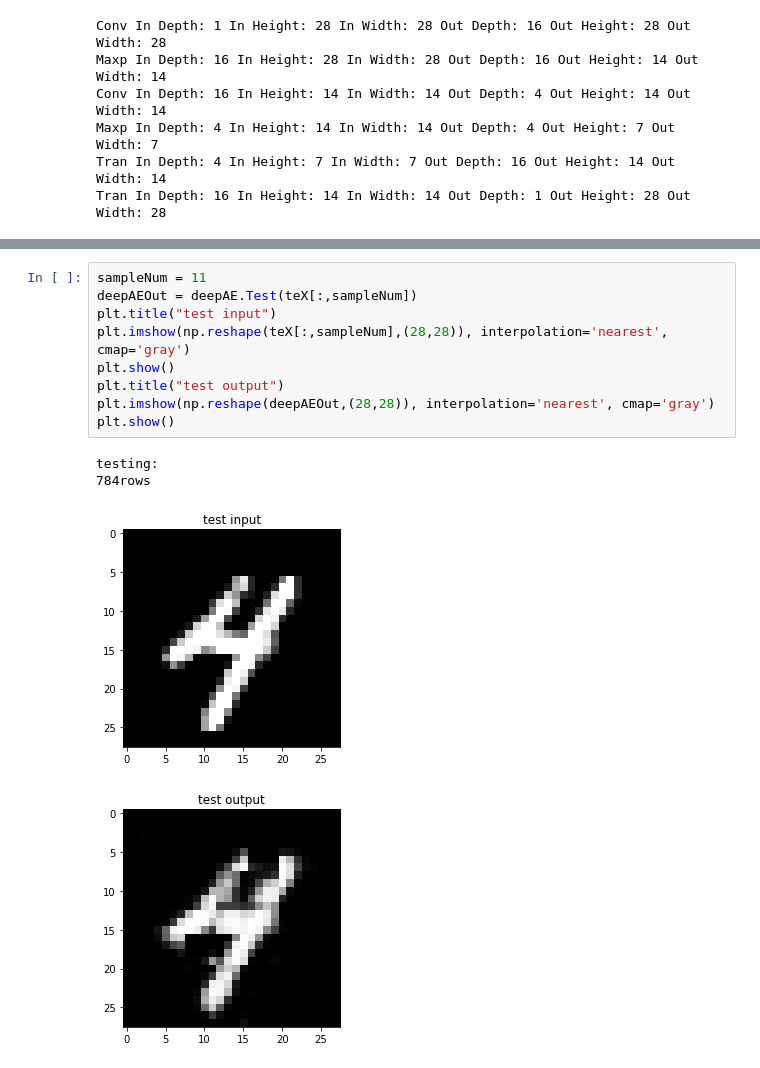
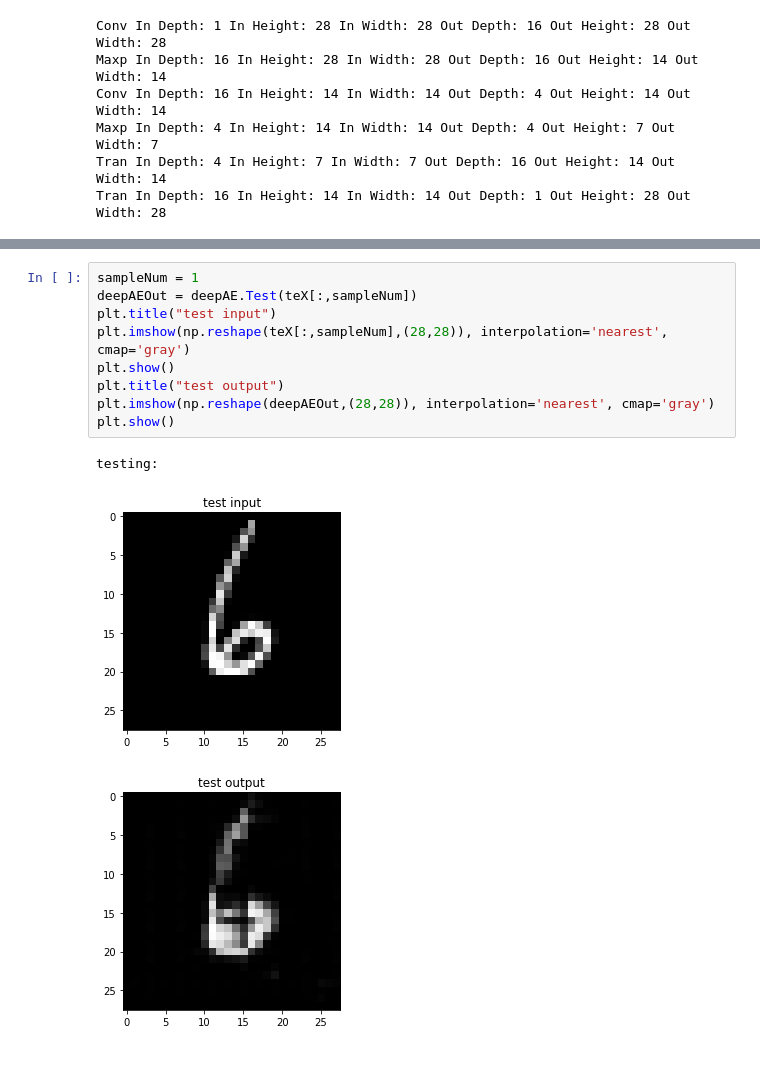
Before and after one commit to fontcala/libdl, a Jupyter notebook: python/AutoEncoder_MNIST_Test_HighCompression.ipynb, the cells around one changed output, grey strips where cells are left out. Cells and saved outputs as stored; diff of their text form.

```diff
--- a/python/AutoEncoder_MNIST_Test_HighCompression.ipynb
+++ b/python/AutoEncoder_MNIST_Test_HighCompression.ipynb
@@ -87,16 +84,15 @@ Loss of a given sample at epoch: 14
 # %%
-sampleNum = 11
+sampleNum = 1
 deepAEOut = deepAE.Test(teX[:,sampleNum])
 plt.title("test input")
 plt.imshow(np.reshape(teX[:,sampleNum],(28,28)), interpolation='nearest', cmap='gray')
 plt.show()
 plt.title("test output")
 plt.imshow(np.reshape(deepAEOut,(28,28)), interpolation='nearest', cmap='gray')
 plt.show()
 # %% [output]
 testing:
-784rows
-[figure, old version]
+[figure, new version]
-[figure, old version]
+[figure, new version]
 # %%
 deepAEOut
```
Also changed, not shown: parts of 4 cells of this notebook, 17 other files.
